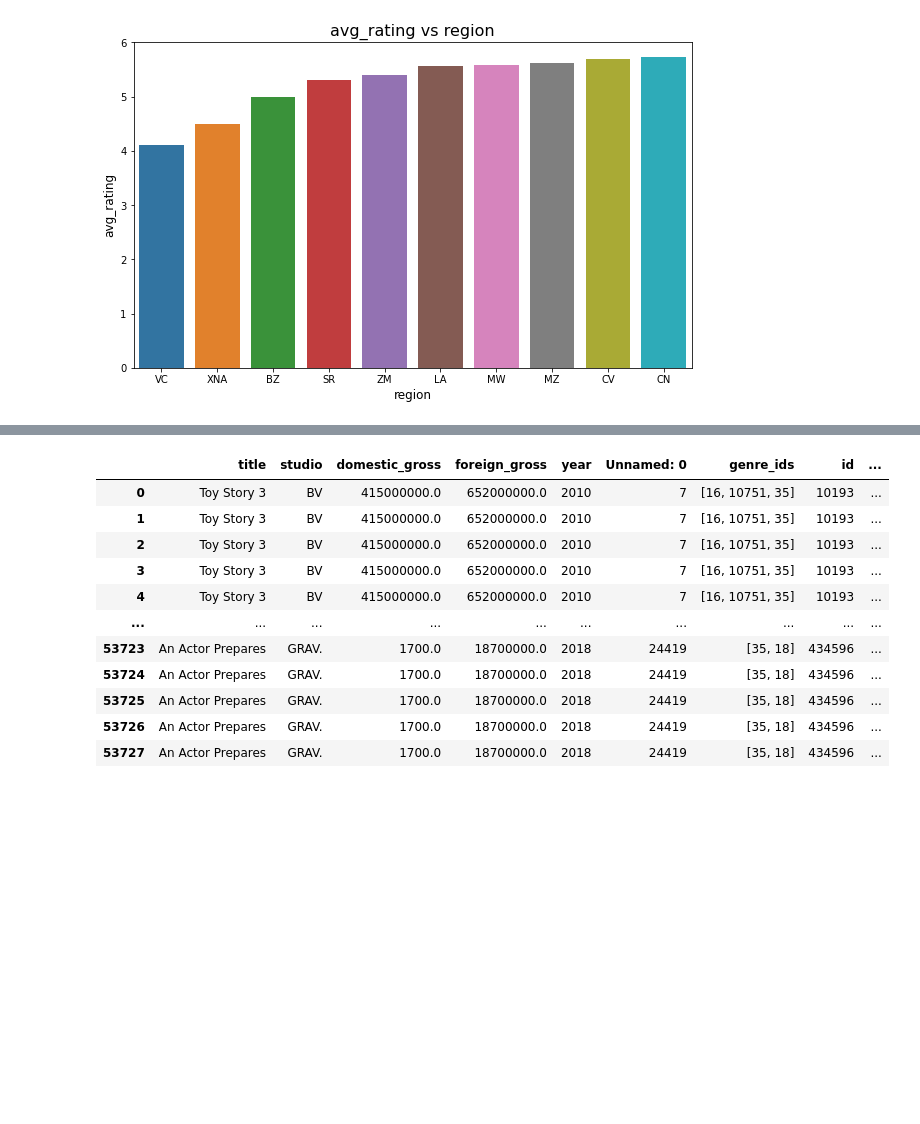
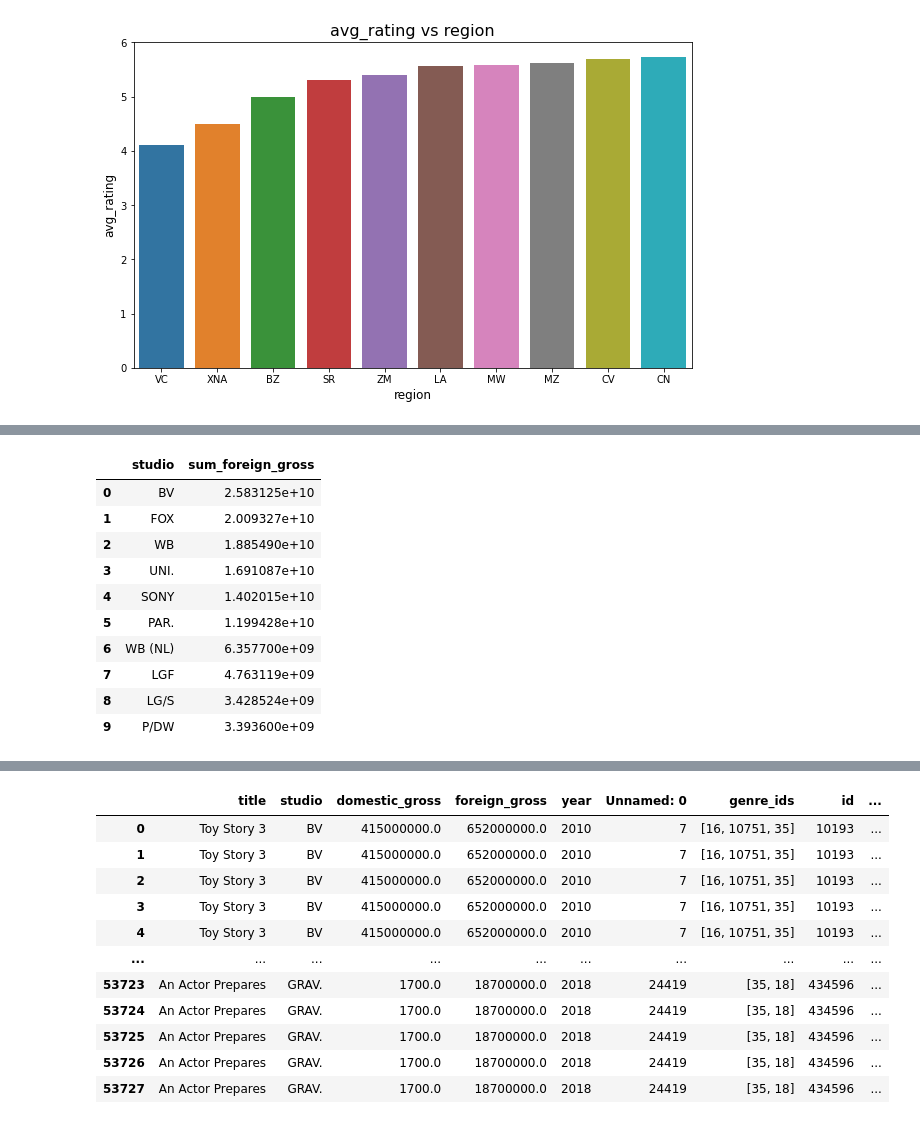
Before and after one commit to vkigen/dsc-phase-2-project-group6, a Jupyter notebook: student.ipynb, the cells around one changed output, grey strips where cells are left out. Saved outputs shown, nothing was run; the diff lists cells and outputs as text; code cells hidden in the pictures; blank space fills up the shorter version.

```diff
--- a/student.ipynb
+++ b/student.ipynb
@@ -879,0 +869,23 @@ plt.show()
+# %%
+# Creating a dataframe from bom_movie having studio and sum foreign gross column
+
+q_select = """
+SELECT  studio ,SUM(foreign_gross) AS sum_foreign_gross
+FROM bom_movie
+GROUP BY studio
+ORDER BY sum_foreign_gross DESC
+LIMIT 10; """
+df_studio_fGross_vis = pd.read_sql(q_select, conn)
+df_studio_fGross_vis
+# %% [output]
+|  | studio | sum_foreign_gross |
+| 0 | BV | 2.583125e+10 |
+| 1 | FOX | 2.009327e+10 |
+| 2 | WB | 1.885490e+10 |
+| 3 | UNI. | 1.691087e+10 |
+| 4 | SONY | 1.402015e+10 |
+| 5 | PAR. | 1.199428e+10 |
+| 6 | WB (NL) | 6.357700e+09 |
+| 7 | LGF | 4.763119e+09 |
+| 8 | LG/S | 3.428524e+09 |
+| 9 | P/DW | 3.393600e+09 |
```
Also changed, not shown: parts of 61 cells of this notebook.
